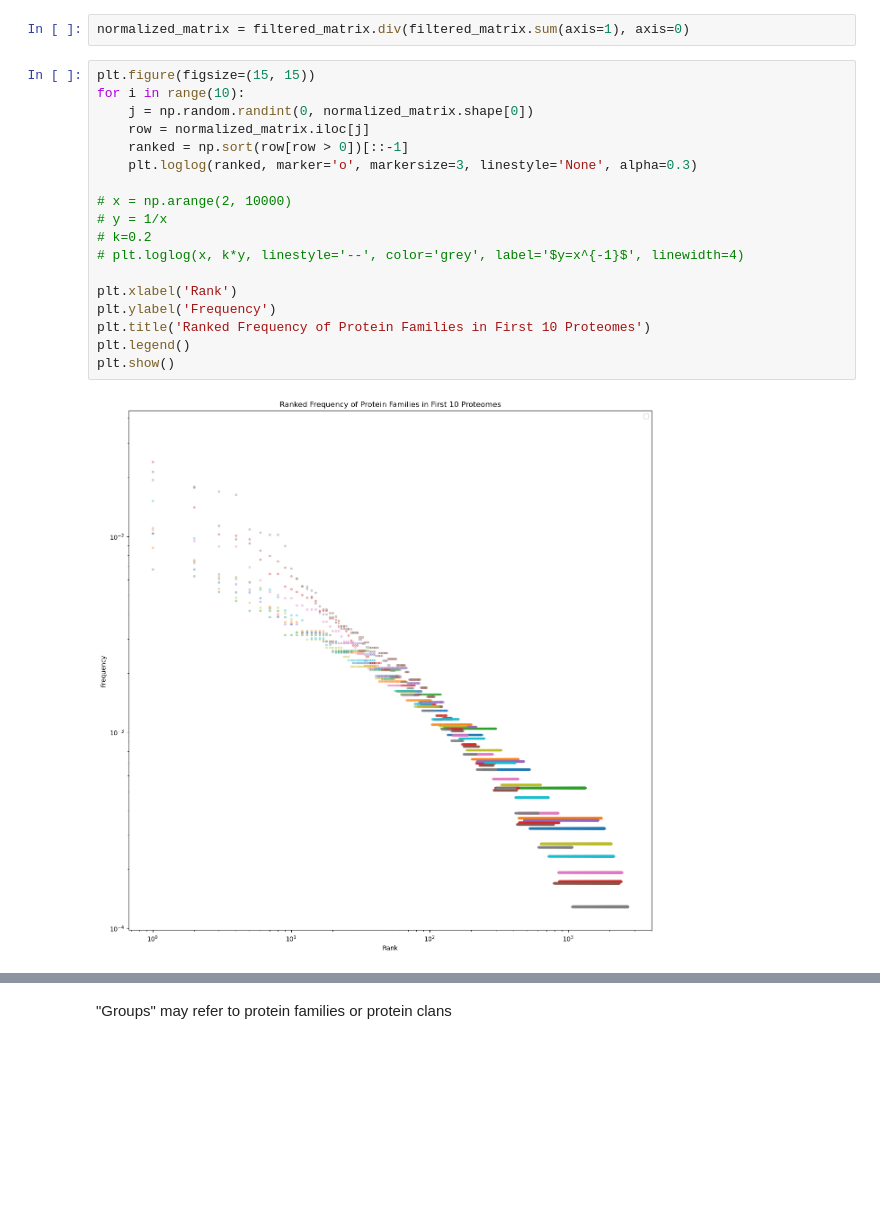
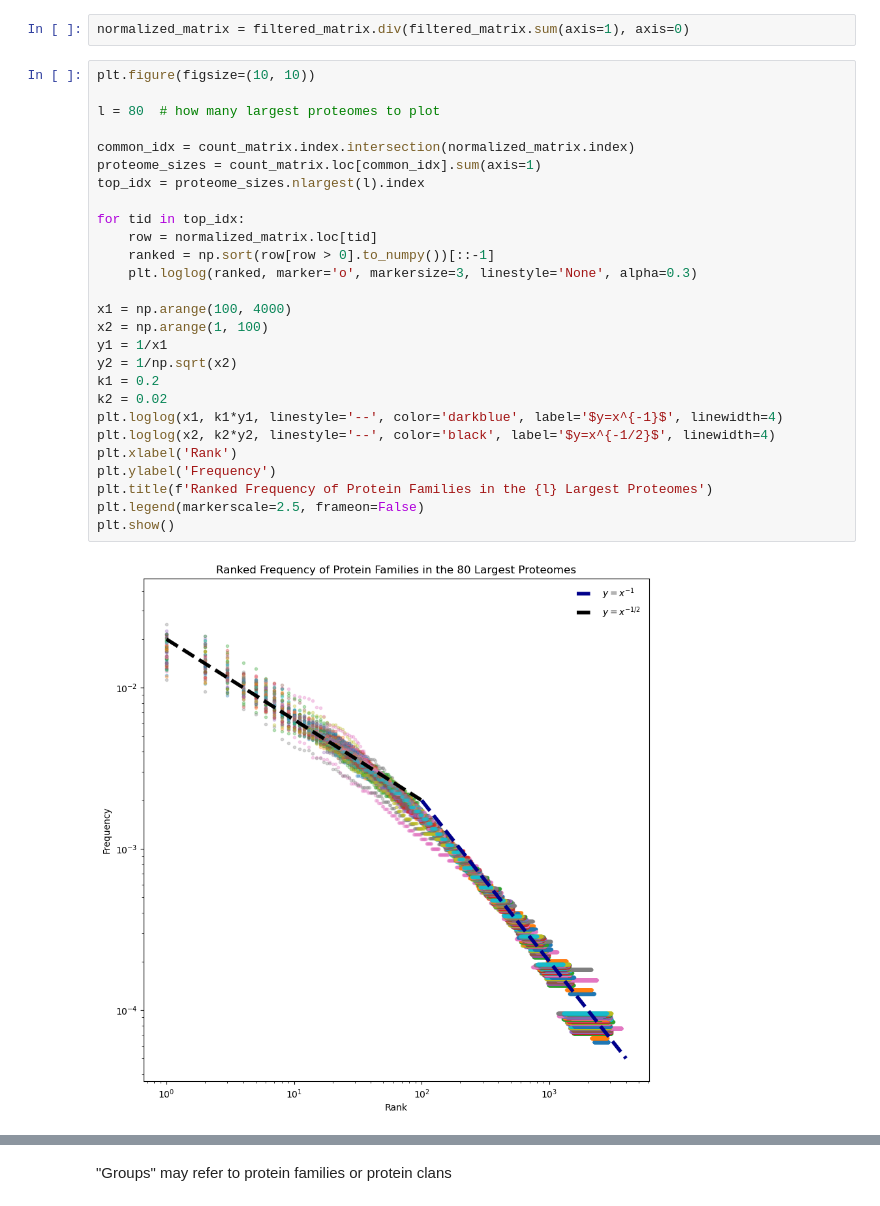
Before and after one commit to LeonardoAgasso/Protein_families, a Jupyter notebook: local/notebook/test_statlaws.ipynb, the cells around one changed output, grey strips where cells are left out. Saved outputs shown, nothing was run; the diff lists cells and outputs as text; blank space fills up the shorter version.

```diff
--- a/local/notebook/test_statlaws.ipynb
+++ b/local/notebook/test_statlaws.ipynb
@@ -38,22 +89,31 @@ Matrix shape after filtering proteomes with size >= 1000: (8157, 14693)
 # %%
 normalized_matrix = filtered_matrix.div(filtered_matrix.sum(axis=1), axis=0)
 # %%
-plt.figure(figsize=(15, 15))
-for i in range(10):
-	j = np.random.randint(0, normalized_matrix.shape[0])
-	row = normalized_matrix.iloc[j]
-	ranked = np.sort(row[row > 0])[::-1]
-	plt.loglog(ranked, marker='o', markersize=3, linestyle='None', alpha=0.3)
+plt.figure(figsize=(10, 10))
 
-# x = np.arange(2, 10000)
-# y = 1/x
-# k=0.2
-# plt.loglog(x, k*y, linestyle='--', color='grey', label='$y=x^{-1}$', linewidth=4)
+l = 80  # how many largest proteomes to plot
 
+common_idx = count_matrix.index.intersection(normalized_matrix.index)
+proteome_sizes = count_matrix.loc[common_idx].sum(axis=1)
+top_idx = proteome_sizes.nlargest(l).index
+
+for tid in top_idx:
+    row = normalized_matrix.loc[tid]
+    ranked = np.sort(row[row > 0].to_numpy())[::-1]
+    plt.loglog(ranked, marker='o', markersize=3, linestyle='None', alpha=0.3)
+
+x1 = np.arange(100, 4000)
+x2 = np.arange(1, 100)
+y1 = 1/x1
+y2 = 1/np.sqrt(x2)
+k1 = 0.2
+k2 = 0.02
+plt.loglog(x1, k1*y1, linestyle='--', color='darkblue', label='$y=x^{-1}$', linewidth=4)
+plt.loglog(x2, k2*y2, linestyle='--', color='black', label='$y=x^{-1/2}$', linewidth=4)
 plt.xlabel('Rank')
 plt.ylabel('Frequency')
-plt.title('Ranked Frequency of Protein Families in First 10 Proteomes')
-plt.legend()
+plt.title(f'Ranked Frequency of Protein Families in the {l} Largest Proteomes')
+plt.legend(markerscale=2.5, frameon=False)
 plt.show()
 # %% [output]
-[figure, old version]
+[figure, new version]
```
Also changed, not shown: parts of 10 cells of this notebook, 6 other files.
